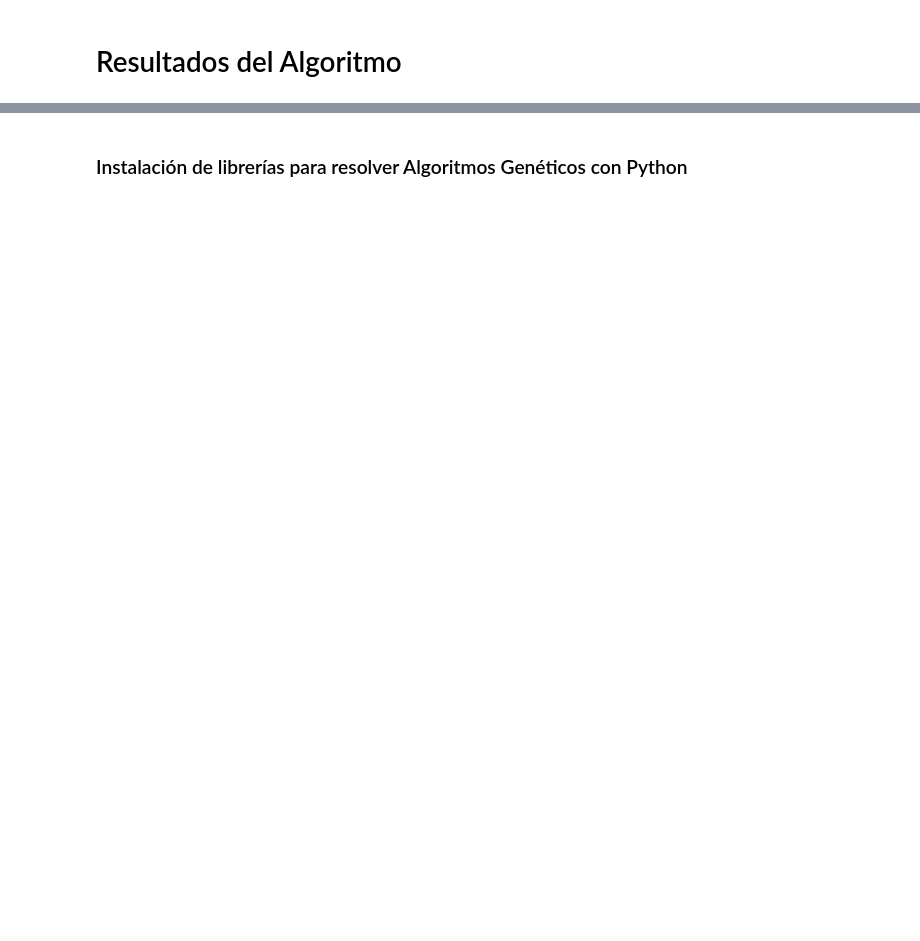
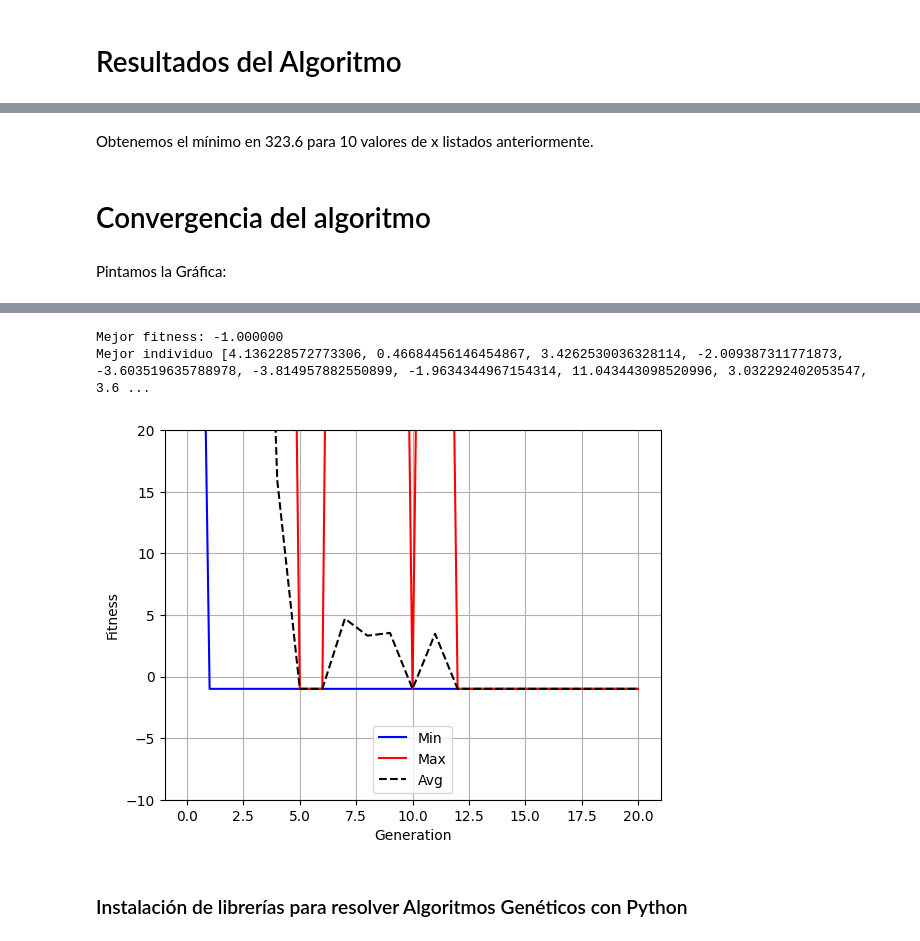
Before and after one commit to Alf-caput/P4_AlgoritmoGenetico, a Jupyter notebook: P4_AlgGen.ipynb, the cells around one changed output, grey strips where cells are left out. Drawn from its saved outputs; the diff is of its cells as text; code cells hidden in the pictures; blank space fills up the shorter version.

```diff
--- a/P4_AlgGen.ipynb
+++ b/P4_AlgGen.ipynb
@@ -587,0 +596,14 @@ AttributeError: ignored
+# %% [markdown]
+Obtenemos el mínimo en 323.6 para 10 valores de x listados anteriormente.
+# %% [markdown]
+# Convergencia del algoritmo
+# %% [markdown]
+Pintamos la Gráfica:
+# %%
+# Generación de población
+toolbox.register("population", tools.initRepeat, list,
+                 toolbox.individual, 8)
+print("Mejor fitness: %f" %hof[0].fitness.values)
+print("Mejor individuo %s" %hof[0])
+plot_evolucion(logbook)
+# %% [output]
@@ -588,3 +611,6 @@ AttributeError: ignored
+Mejor fitness: -1.000000
+Mejor individuo [4.136228572773306, 0.46684456146454867, 3.4262530036328114, -2.009387311771873, -3.603519635788978, -3.814957882550899, -1.9634344967154314, 11.043443098520996, 3.032292402053547, 3.6 ...
+[figure, added]
 # %% [markdown]
 ### Instalación de librerías para resolver Algoritmos Genéticos con Python
 # %%
```
Also changed, not shown: parts of 8 cells of this notebook.
